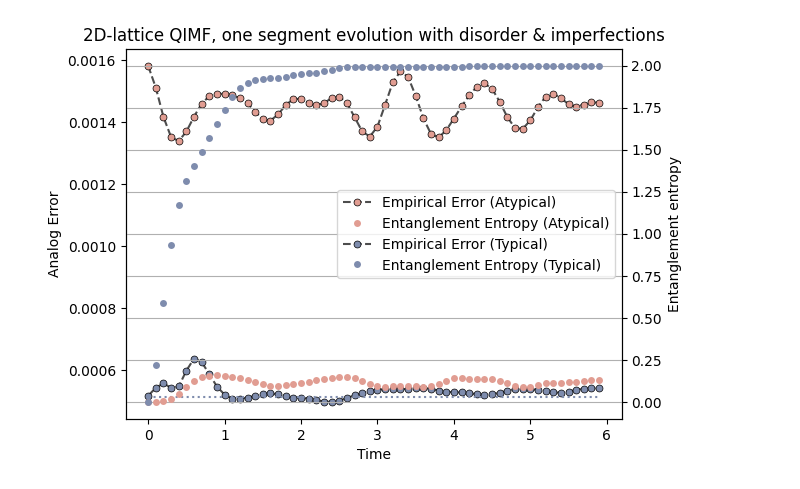
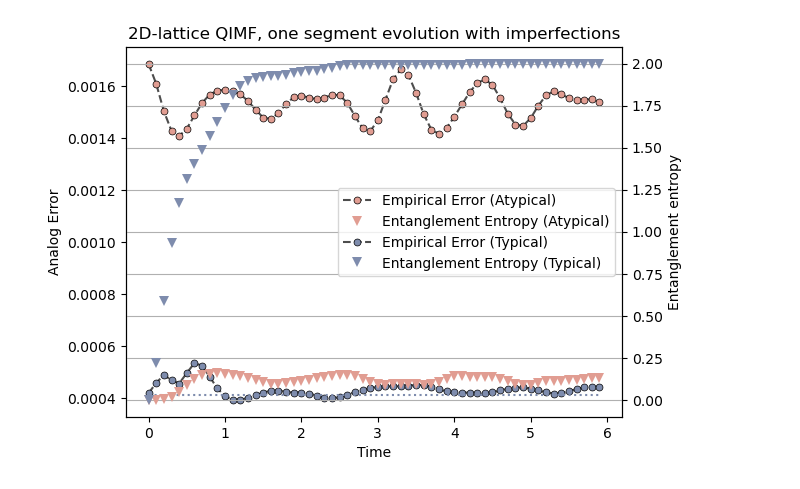
Before and after one commit to minidas/Entanglement-Induced-Resilience-of-Quantum-Dynamics, a Jupyter notebook: 2D_QIMF_analog.ipynb, the cells around one changed output. Cells and saved outputs as stored; diff of their text form; code cells hidden in the pictures.

Commit message:
imp: marker of entropy

```diff
--- a/2D_QIMF_analog.ipynb
+++ b/2D_QIMF_analog.ipynb
@@ -4,8 +4,8 @@ import numpy as np
 import random as rand
 
 exact_model = QIMF_2D(hx=0.809,J=1)
-analog_model = analog_QITF(exact_model,delta=[rand.normalvariate(0,0.001) for _ in range(exact_model.N)],eta=0.001)
-# analog_model = analog_QITF(exact_model,delta=0,eta=0.001)
+# analog_model = analog_QITF(exact_model,delta=[rand.normalvariate(0,0.001) for _ in range(exact_model.N)],eta=0)
+analog_model = analog_QITF(exact_model,delta=0,eta=0.001)
 import pickle
 
 with open('./data/2D_analog_model[i].pkl', 'wb') as f:
@@ -109,36 +109,36 @@ for i in range(num_steps):
 p11=ax1.plot(time[:-1], state_distance, color='0.3', marker='o', markersize=5, mfc='#E19D92', mec='k', linestyle='dashed', markeredgewidth=0.5,label='Empirical Error (Atypical)')
 ax2=ax1.twinx()
 entropy_list=entropy_data(initial_state, analog_model, k=2,qubits=12)
-p12=ax2.plot(time[:-1], entropy_list[:-1], label='Entanglement Entropy (Atypical)',marker='o', markersize=5, mfc='#E19D92', linewidth=0,markeredgewidth=0)
+p12=ax2.plot(time[:-1], entropy_list[:-1], label='Entanglement Entropy (Atypical)',marker='v', markersize=7, mfc='#E19D92', linewidth=0,markeredgewidth=0)
 
 
 # initial_state = haar_random_state(N)  # Generate a random state
 initial_state = Statevector.from_label('0'*N).data  # Typical case state
 state_distance = []
 exact_state = initial_state
 analog_state = initial_state
 for i in range(num_steps):
     analog_state = analog_model.U0 @ exact_state
     exact_state = analog_model.exact_model.U0 @ exact_state
     state_distance.append(np.linalg.norm(exact_state - analog_state))
 p21=ax1.plot(time[:-1], state_distance, color='0.3', marker='o', markersize=5, mfc='#7E8CAD', mec='k', linestyle='dashed', markeredgewidth=0.5,label='Empirical Error (Typical)')
 
 entropy_list=entropy_data(initial_state, analog_model, k=2,qubits=12)
-p22=ax2.plot(time[:-1], entropy_list[:-1],label='Entanglement Entropy (Typical)',marker='o', markersize=5, mfc='#7E8CAD', linewidth=0,markeredgewidth=0)
+p22=ax2.plot(time[:-1], entropy_list[:-1],label='Entanglement Entropy (Typical)',marker='v', markersize=7, mfc='#7E8CAD', linewidth=0,markeredgewidth=0)
 
 
 ax1.plot(time[:-1], [V_fro*time_step]*num_steps, color="#7E8CAD", linestyle='dotted', label=r'$\delta t\lambda\|V\|_{F}$')
 # plt.plot(time[:-1], [V_spec*time_step]*num_steps, color='#A4E048', linestyle='dashed', label=r'$\delta t\lambda\|V\|_{\infty}$')
 ax1.set_xlabel('Time')
 ax1.set_ylabel('Analog Error')
 ax2.set_ylabel('Entanglement entropy')
 
 lns=p11+p12+p21+p22
 labs=[l.get_label() for l in lns]
-plt.title('2D-lattice QIMF, one segment evolution with disorder & imperfections')
+plt.title('2D-lattice QIMF, one segment evolution with imperfections')
 plt.legend(lns,labs,loc=0)
 plt.grid()
-plt.savefig('./Figures/one_segment[di,2D].pdf', bbox_inches='tight',dpi=600)
+plt.savefig('./Figures/one_segment[i,2D].pdf', bbox_inches='tight',dpi=600)
 plt.show()
 # %% [output]
-[figure, old version]
+[figure, new version]
```
Also changed, not shown: parts of 1 cell of this notebook, 13 other files.
